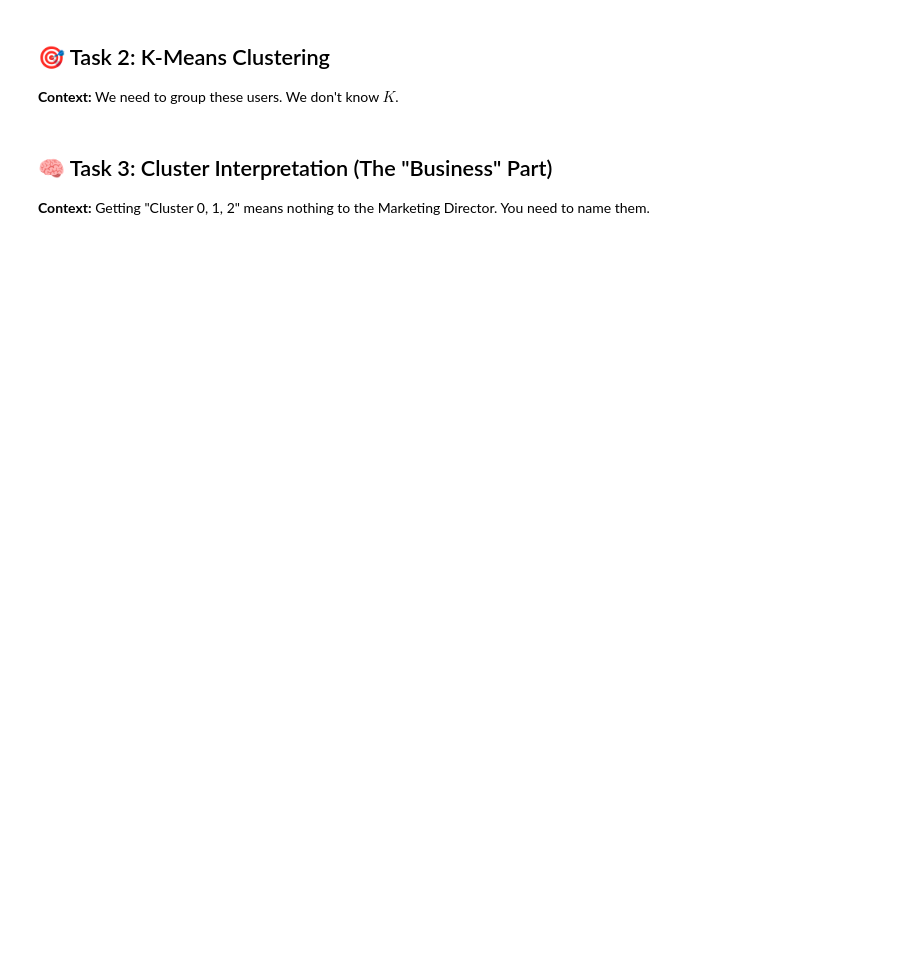
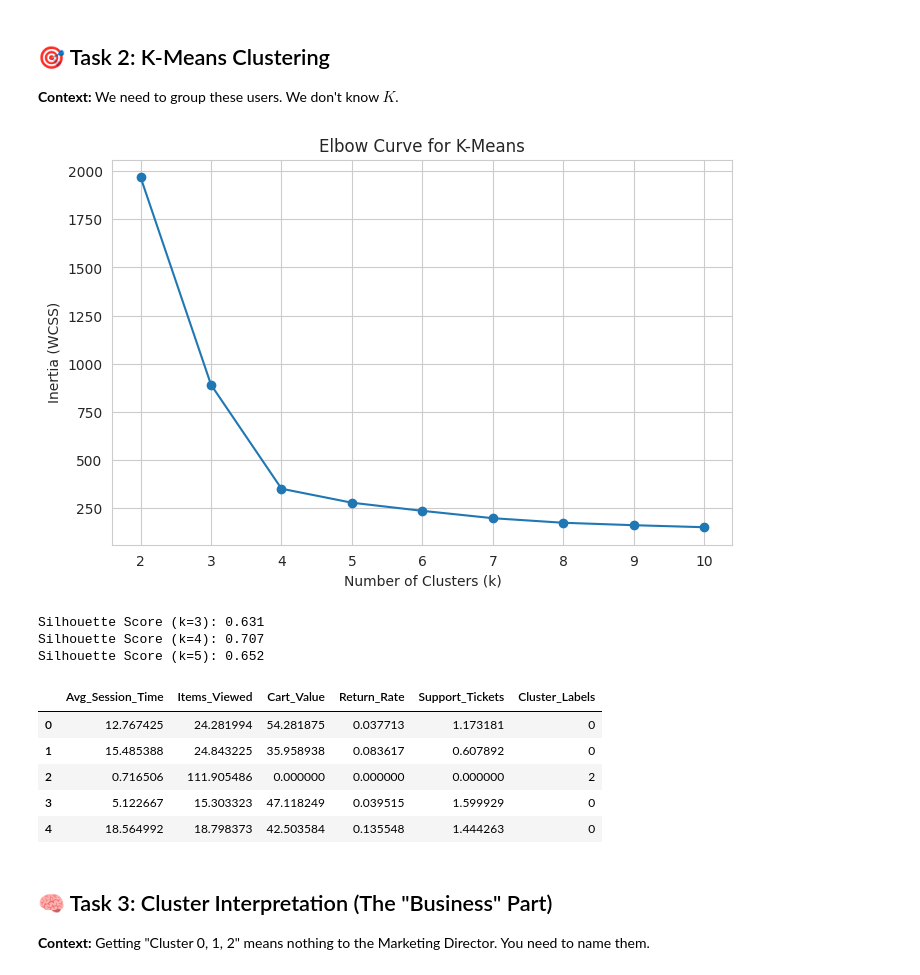
Before and after one commit to Mohith200023/AI_Interview_Assist, a Jupyter notebook: Interview_Prep_5/interview_prep_simulation_scenarios_5.ipynb, the cells around one changed output. Saved outputs shown, nothing was run; the diff lists cells and outputs as text; code cells hidden in the pictures; blank space fills up the shorter version.

```diff
--- a/Interview_Prep_5/interview_prep_simulation_scenarios_5.ipynb
+++ b/Interview_Prep_5/interview_prep_simulation_scenarios_5.ipynb
@@ -329,18 +467,64 @@ df_users.head()
 # %%
 # 💻 TODO: Find Optimal K
 # 1. Run K-Means for k=2 to k=10.
 # 2. Calculate the Inertia (WCSS) for each k.
 # 3. Plot the Elbow Curve.
 # 4. (Optional but Recommended) Calculate Silhouette Score for k=3, 4, 5.
 
 # [YOUR CODE HERE]
+from sklearn.cluster import KMeans
+from sklearn.metrics import silhouette_score
+
+inertias = []
+K_range = range(2, 11)
+
+for k in K_range:
+    km = KMeans(n_clusters=k, random_state=42, n_init=10)
+    km.fit(X_scaled)
+    inertias.append(km.inertia_)
+
+# Elbow Plot
+plt.figure(figsize=(8,5))
+plt.plot(list(K_range), inertias, marker='o')
+plt.xlabel("Number of Clusters (k)")
+plt.ylabel("Inertia (WCSS)")
+plt.title("Elbow Curve for K-Means")
+plt.show()
+
+# Optional: Silhouette for k=3,4,5
+for k in [3, 4, 5]:
+    km = KMeans(n_clusters=k, random_state=42, n_init=10)
+    labels = km.fit_predict(X_scaled)
+    score = silhouette_score(X_scaled, labels)
+    print(f"Silhouette Score (k={k}): {score:.3f}")
 
 # 💻 TODO: Apply Final K-Means
 # 1. Choose your "Best K" (Hint: Look for the elbow or highest silhouette).
 # 2. Fit K-Means to X_scaled.
 # 3. Add the 'Cluster_Labels' to your original DataFrame (df_users).
 
 # [YOUR CODE HERE]
+# Choose best K (commonly 4 for this dataset)
+best_k = 4
+
+kmeans_final = KMeans(n_clusters=best_k, random_state=42, n_init=10)
+cluster_labels = kmeans_final.fit_predict(X_scaled)
+
+# Add labels to original dataframe
+df_users['Cluster_Labels'] = cluster_labels
+
+df_users.head()
+# %% [output]
+[figure, added]
+Silhouette Score (k=3): 0.631
+Silhouette Score (k=4): 0.707
+Silhouette Score (k=5): 0.652
+|  | Avg_Session_Time | Items_Viewed | Cart_Value | Return_Rate | Support_Tickets | Cluster_Labels |
+| 0 | 12.767425 | 24.281994 | 54.281875 | 0.037713 | 1.173181 | 0 |
+| 1 | 15.485388 | 24.843225 | 35.958938 | 0.083617 | 0.607892 | 0 |
+| 2 | 0.716506 | 111.905486 | 0.000000 | 0.000000 | 0.000000 | 2 |
+| 3 | 5.122667 | 15.303323 | 47.118249 | 0.039515 | 1.599929 | 0 |
+| 4 | 18.564992 | 18.798373 | 42.503584 | 0.135548 | 1.444263 | 0 |
 # %% [markdown]
 ## 🧠 Task 3: Cluster Interpretation (The "Business" Part)
 
```
Also changed, not shown: parts of 17 cells of this notebook.
